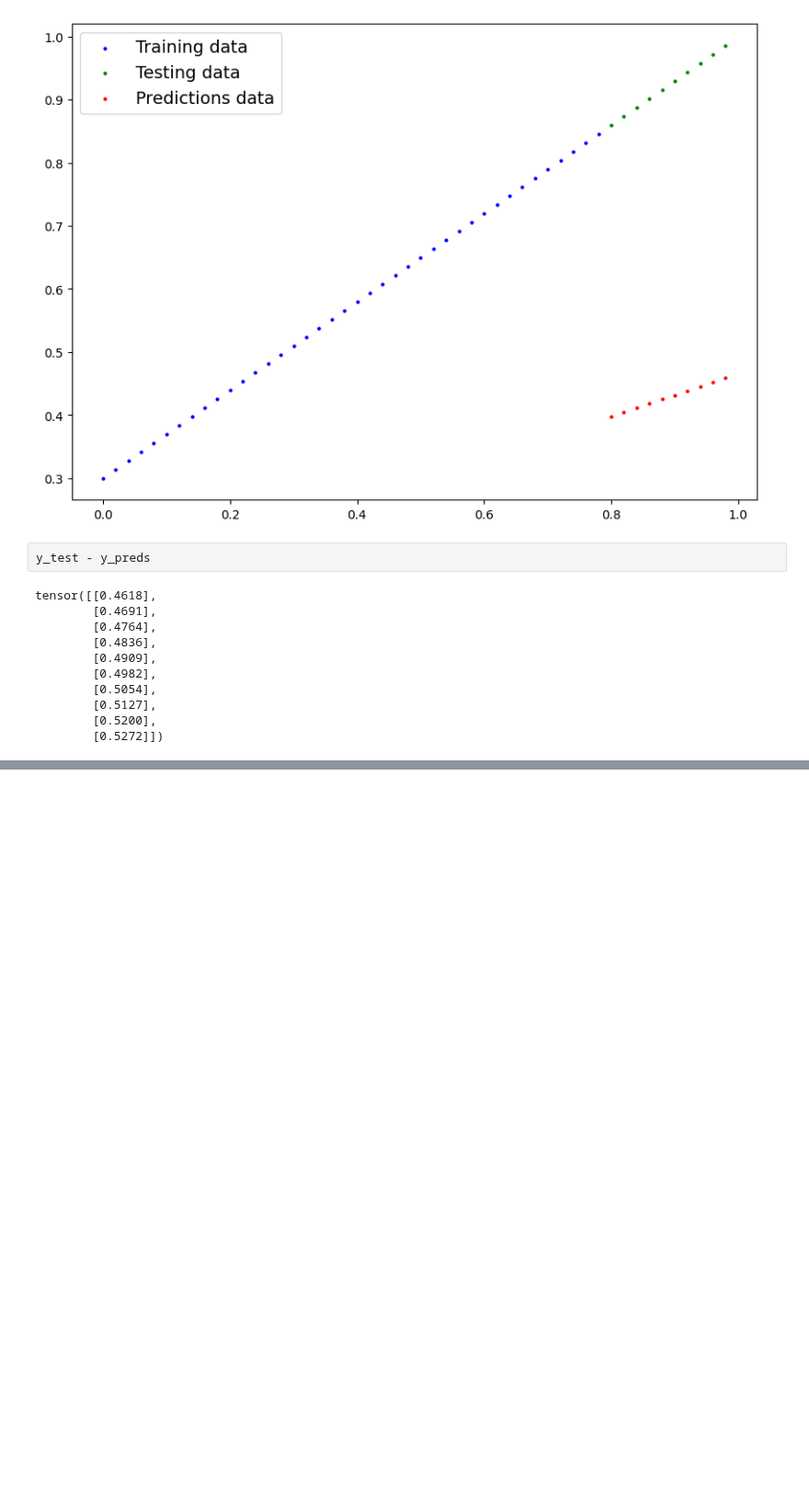
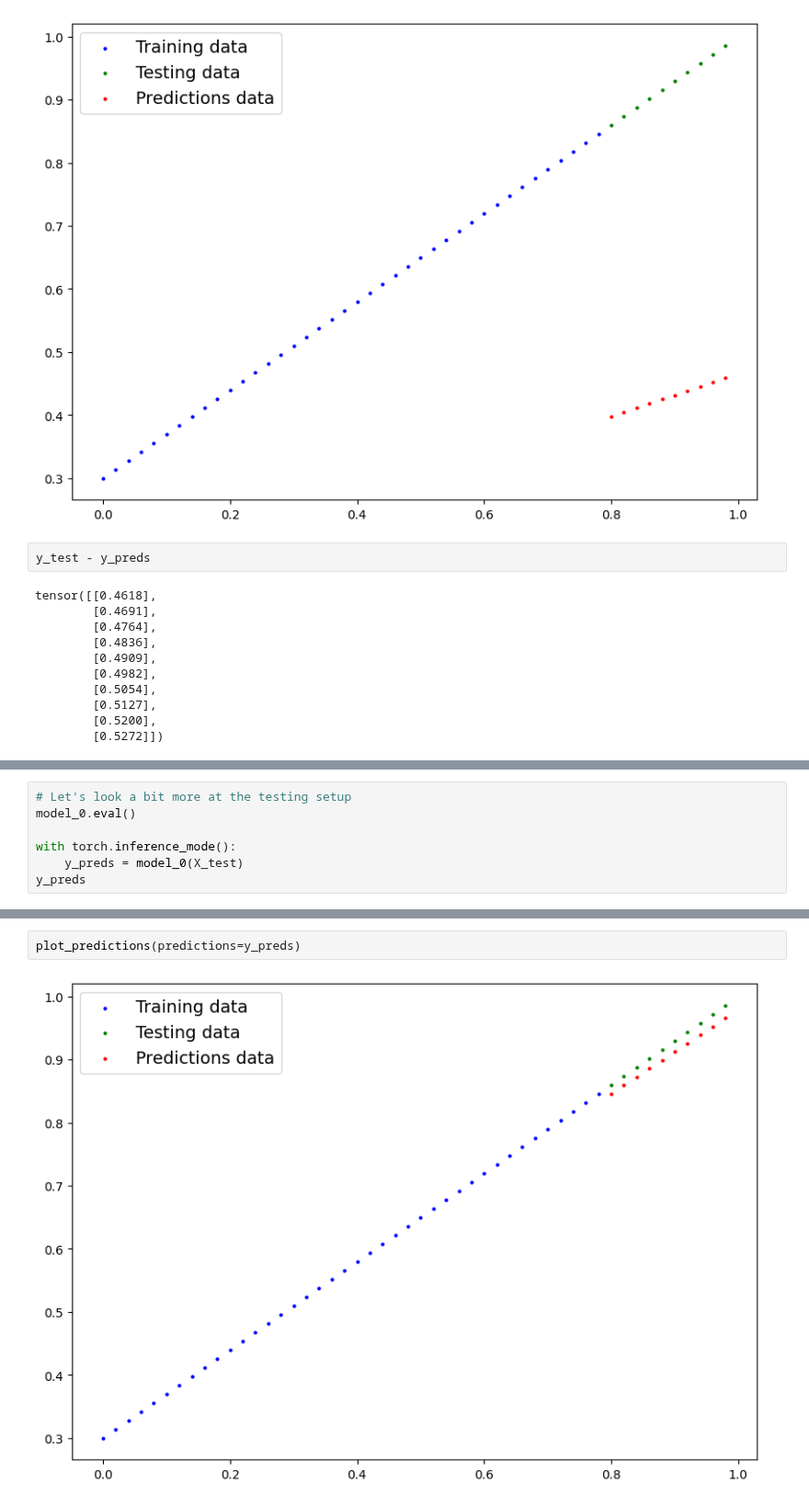
Before and after one commit to AlexanderAKM/Pytorch-Fundamentals, a Jupyter notebook: 01_pytorch_workflow_fundamentals.ipynb, the cells around one changed output, grey strips where cells are left out. Shown at 92% size. Cells and saved outputs as stored; diff of their text form; blank space fills up the shorter version.

```diff
--- a/01_pytorch_workflow_fundamentals.ipynb
+++ b/01_pytorch_workflow_fundamentals.ipynb
@@ -245,0 +265,7 @@ plt.legend()
+# %%
+# Let's look a bit more at the testing setup
+model_0.eval()
+
+with torch.inference_mode():
+    y_preds = model_0(X_test)
+y_preds
@@ -245,0 +283,4 @@ plt.legend()
+# %%
+plot_predictions(predictions=y_preds)
+# %% [output]
+[figure, added]
```
Also changed, not shown: parts of 25 cells of this notebook, 2 other files.
